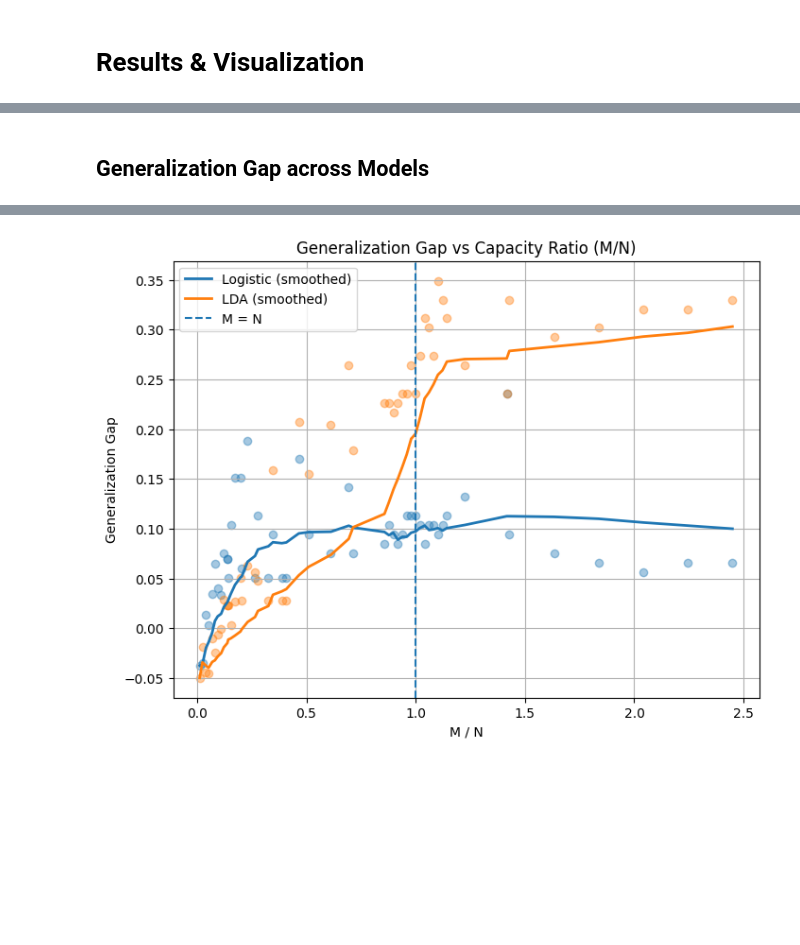
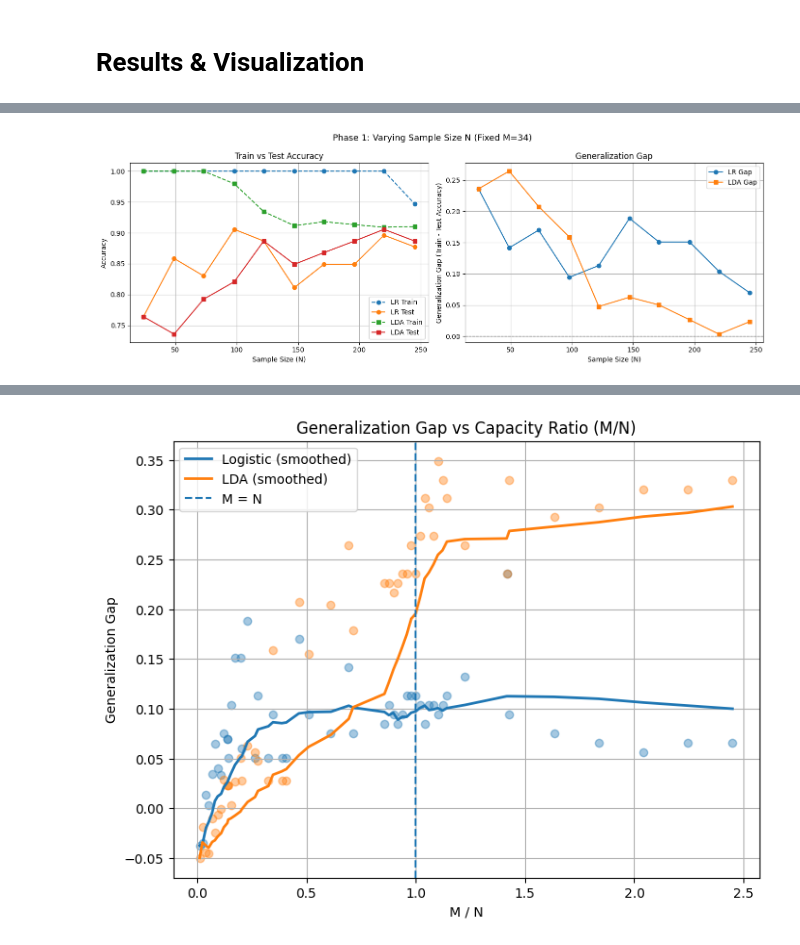
Before and after one commit to DennisWWW/ml-generalization-project, a Jupyter notebook: CS6140_Project.ipynb, the cells around one changed output, grey strips where cells are left out. Saved outputs shown, nothing was run; the diff lists cells and outputs as text; code cells hidden in the pictures; blank space fills up the shorter version.

```diff
--- a/CS6140_Project.ipynb
+++ b/CS6140_Project.ipynb
@@ -407,2 +374,34 @@ plt.show()
-# %% [markdown]
-## Generalization Gap across Models
+# %%
+# ─────────────────────────────────────────────────────────────
+# PLOT 1: Varying N (Fixed M=34)
+# ─────────────────────────────────────────────────────────────
+fig, axes = plt.subplots(1, 2, figsize=(14, 5))
+fig.suptitle("Phase 1: Varying Sample Size N (Fixed M=34)", fontsize=13)
+
+# --- Accuracy ---
+ax = axes[0]
+ax.plot(df_n["N"], df_n["lr_train_acc"], linestyle="--", marker="o", label="LR Train")
+ax.plot(df_n["N"], df_n["lr_test_acc"],  linestyle="-",  marker="o", label="LR Test")
+ax.plot(df_n["N"], df_n["lda_train_acc"], linestyle="--", marker="s", label="LDA Train")
+ax.plot(df_n["N"], df_n["lda_test_acc"],  linestyle="-",  marker="s", label="LDA Test")
+ax.set_xlabel("Sample Size (N)")
+ax.set_ylabel("Accuracy")
+ax.set_title("Train vs Test Accuracy")
+ax.legend()
+ax.grid(True)
+
+# --- Generalization Gap ---
+ax = axes[1]
+ax.plot(df_n["N"], df_n["lr_gap"],  linestyle="-", marker="o", label="LR Gap")
+ax.plot(df_n["N"], df_n["lda_gap"], linestyle="-", marker="s", label="LDA Gap")
+ax.axhline(y=0, linestyle="--", color="gray", linewidth=1)
+ax.set_xlabel("Sample Size (N)")
+ax.set_ylabel("Generalization Gap (Train - Test Accuracy)")
+ax.set_title("Generalization Gap")
+ax.legend()
+ax.grid(True)
+
+plt.tight_layout()
+plt.show()
+# %% [output]
+[figure, added]
```
Also changed, not shown: parts of 15 cells of this notebook.
